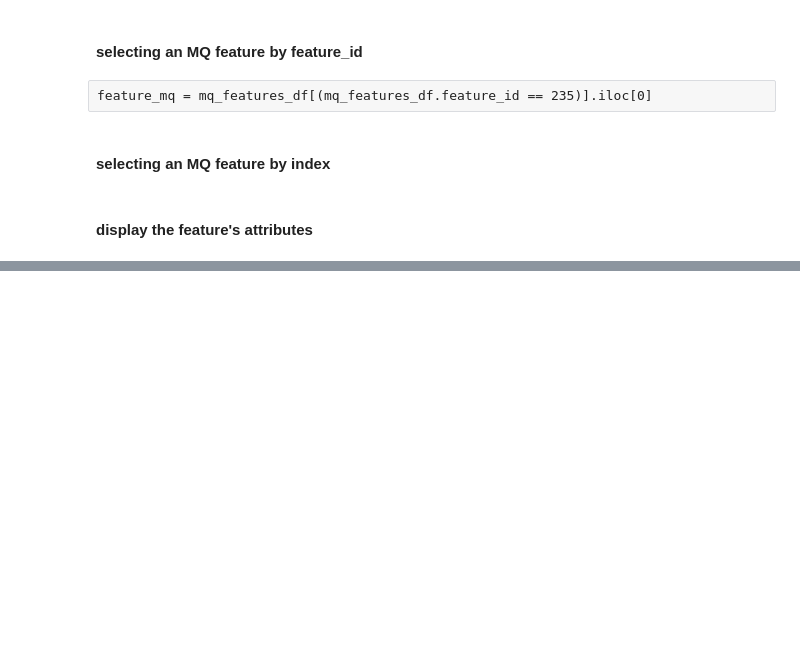
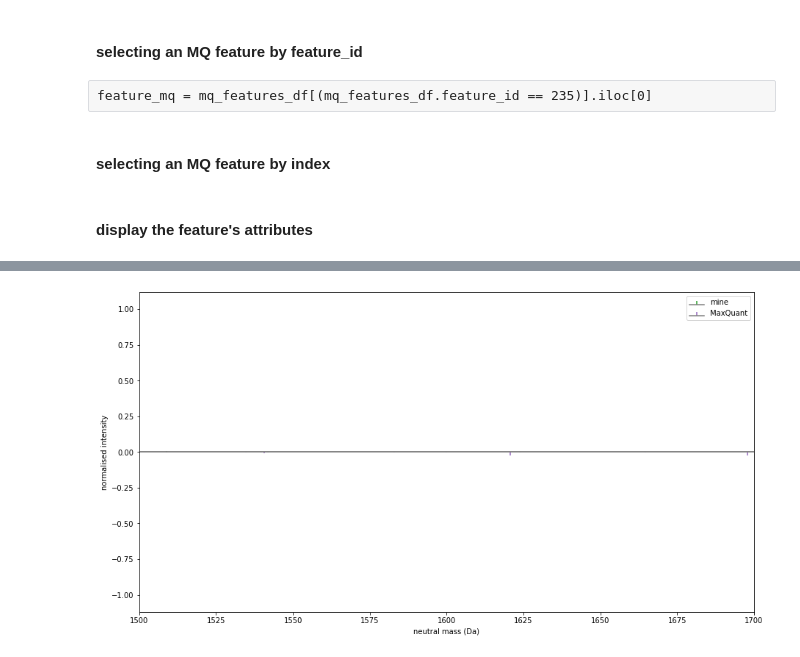
Before and after one commit to WEHI-Proteomics/tfde, a Jupyter notebook: notebooks/paper 2 - comparing with MQ ms2 spectra.ipynb, the cells around one changed output, grey strips where cells are left out. Saved outputs shown, nothing was run; the diff lists cells and outputs as text; code cells hidden in the pictures; blank space fills up the shorter version.

```diff
--- a/notebooks/paper 2 - comparing with MQ ms2 spectra.ipynb
+++ b/notebooks/paper 2 - comparing with MQ ms2 spectra.ipynb
@@ -138,0 +171,29 @@ plt.show()
+# %%
+f, ax = plt.subplots()
+colors = ['tab:blue', 'tab:orange', 'tab:green', 'tab:red', 'tab:purple', 'tab:brown', 'tab:pink', 'tab:gray', 'tab:olive', 'tab:cyan']
+
+# plot the raw data
+markerline, stemlines, baseline = ax.stem(fragment_ions_df.singly_protonated_mass, fragment_ions_df.normalised_intensity, markerfmt=" ", use_line_collection=True, label='mine')
+plt.setp(markerline, 'color', 'tab:green')
+plt.setp(stemlines, 'color', 'tab:green')
+plt.setp(baseline, 'color', 'tab:gray')
+
+# plot the filtered data
+markerline, stemlines, baseline = ax.stem(fragment_ions_mq_df.mz, -fragment_ions_mq_df.normalised_intensity, markerfmt=" ", use_line_collection=True, label='MaxQuant')
+plt.setp(markerline, 'color', 'tab:purple')
+plt.setp(stemlines, 'color', 'tab:purple')
+plt.setp(baseline, 'color', 'tab:gray')
+
+plt.xlabel('neutral mass (Da)')
+plt.ylabel('normalised intensity')
+f.set_figheight(8)
+f.set_figwidth(15)
+
+ax.set_xlim((1500,1700))
+
+plt.margins(0.06)
+plt.legend(loc='best')
+plt.title('')
+plt.show()
+# %% [output]
+[figure, added]
```
Also changed, not shown: parts of 19 cells of this notebook, 4 other files.
